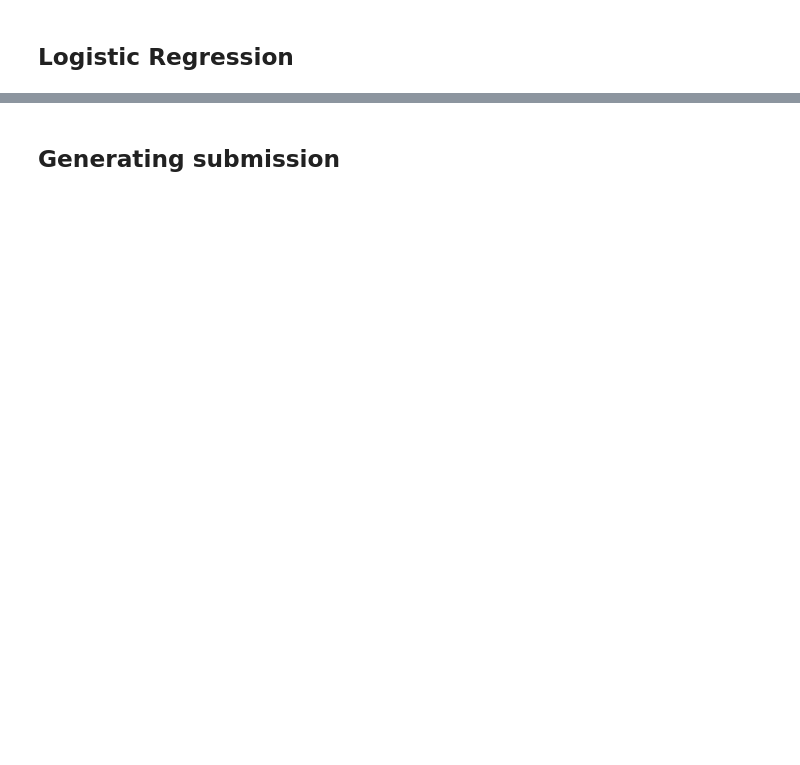
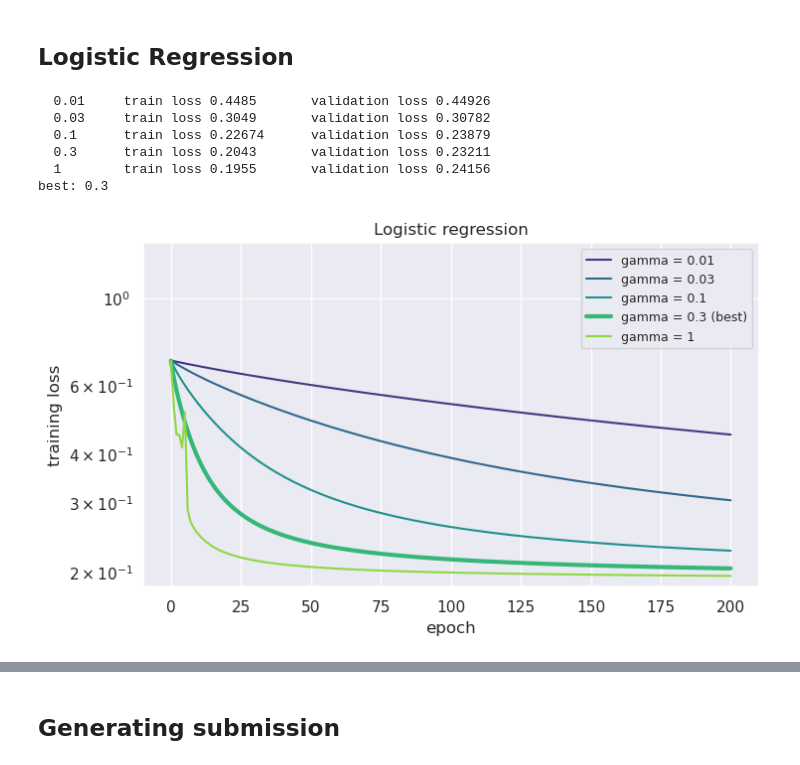
Before and after one commit to Candicci/ML_Project_HeartAttack, a Jupyter notebook: run.ipynb, the cells around one changed output, grey strips where cells are left out. Saved outputs shown, nothing was run; the diff lists cells and outputs as text; code cells hidden in the pictures; blank space fills up the shorter version.

```diff
--- a/run.ipynb
+++ b/run.ipynb
@@ -46,2 +246,20 @@ print(x_test.shape)
 # %% [markdown]
 ## Logistic Regression
+# %%
+lr_gammas = [0.01, 0.03, 0.1, 0.3, 1.0]
+lr_epochs = 200
+
+lr_results, lr_gamma = sweep(
+    lambda g: lambda w, k: logistic_regression(y_tr01, tx_tr, w, k, g),
+    lr_gammas, w0, lr_epochs, iters_per_epoch=1,
+    val_loss=lambda w: negative_log_likelihood(y_va01, tx_va, w),
+)
+plot_sweep(lr_results, lr_gamma, "Logistic regression")
+# %% [output]
+  0.01     train loss 0.4485       validation loss 0.44926
+  0.03     train loss 0.3049       validation loss 0.30782
+  0.1      train loss 0.22674      validation loss 0.23879
+  0.3      train loss 0.2043       validation loss 0.23211
+  1        train loss 0.1955       validation loss 0.24156
+best: 0.3
+[figure, added]
```
Also changed, not shown: parts of 12 cells of this notebook, 1 other file.
